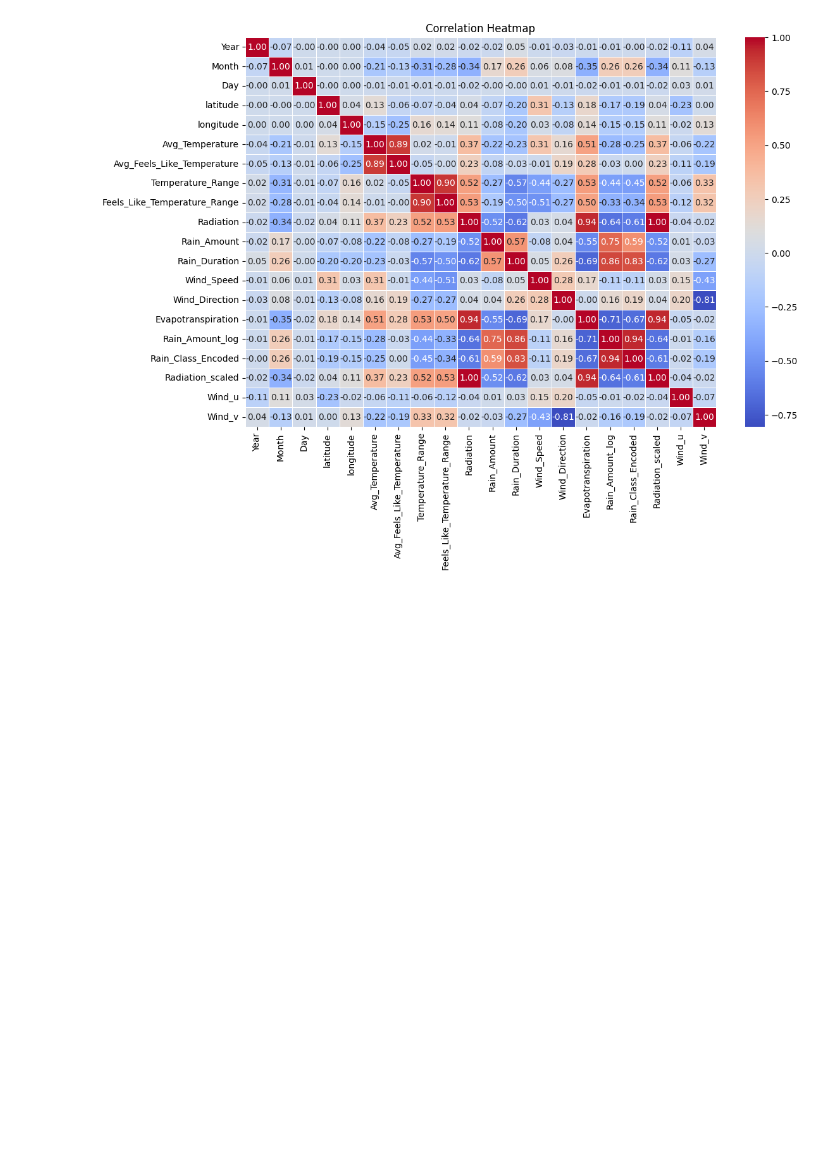
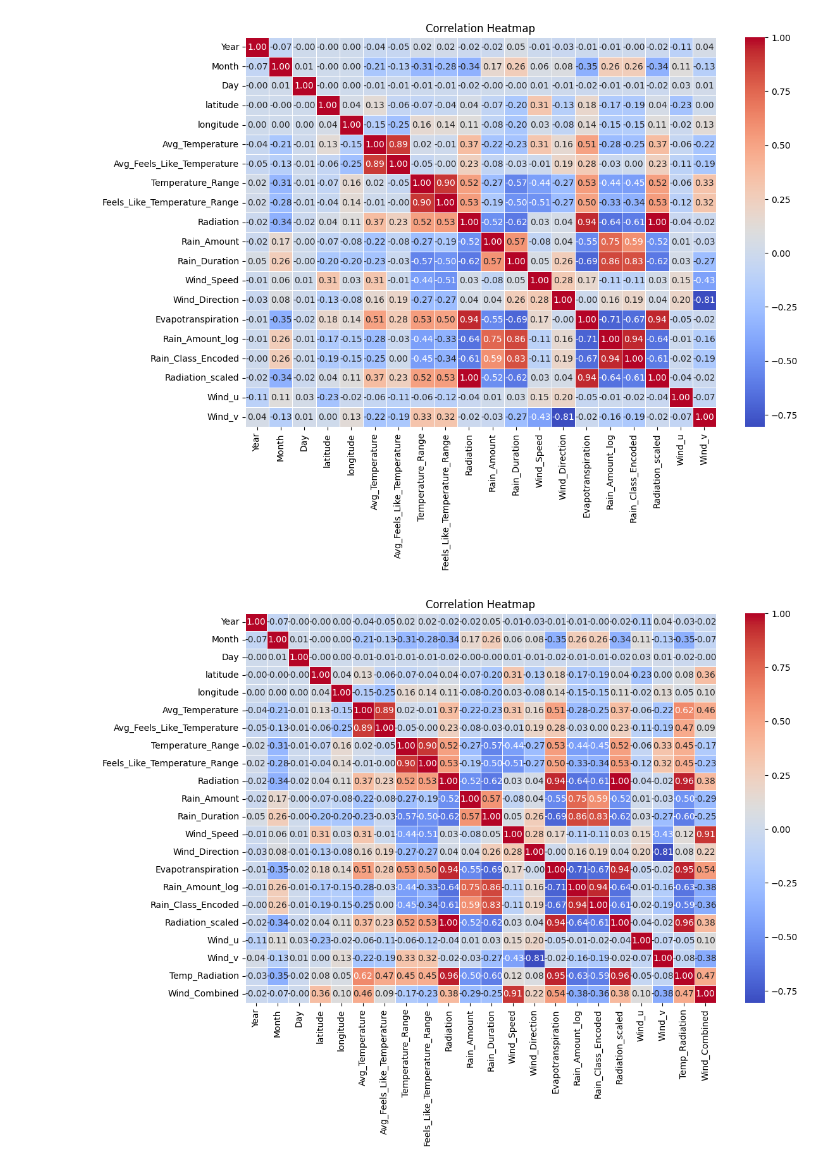
Before and after one commit to thisaraniNJ/Data_Crunch_001, a Jupyter notebook: data-crunch-rnn.ipynb, the cells around one changed output. Saved outputs shown, nothing was run; the diff lists cells and outputs as text; code cells hidden in the pictures; blank space fills up the shorter version.

Commit message:
Kaggle Notebook | data_crunch_RNN 4ef5bb | Version 2

```diff
--- a/data-crunch-rnn.ipynb
+++ b/data-crunch-rnn.ipynb
@@ -236,3 +236,22 @@ plt.title("Correlation Heatmap")
 plt.show()
 # %% [output]
 [figure]
+# %%
+# Interaction terms
+data['Temp_Radiation'] = data['Avg_Temperature'] * data['Radiation']
+data['Wind_Combined'] = data['Wind_Speed'] * data['Evapotranspiration']
+# %%
+# Select only numeric columns
+numeric_data = data.select_dtypes(include=['int64', 'float64'])
+
+# Compute correlation matrix
+corr_matrix = numeric_data.corr()
+
+# Plot the heatmap
+plt.figure(figsize=(12, 8))
+sns.heatmap(corr_matrix, annot=True, fmt=".2f", cmap="coolwarm", linewidths=0.5)
+
+plt.title("Correlation Heatmap")
+plt.show()
+# %% [output]
+[figure, added]
```
Also changed, not shown: parts of 9 cells of this notebook.
